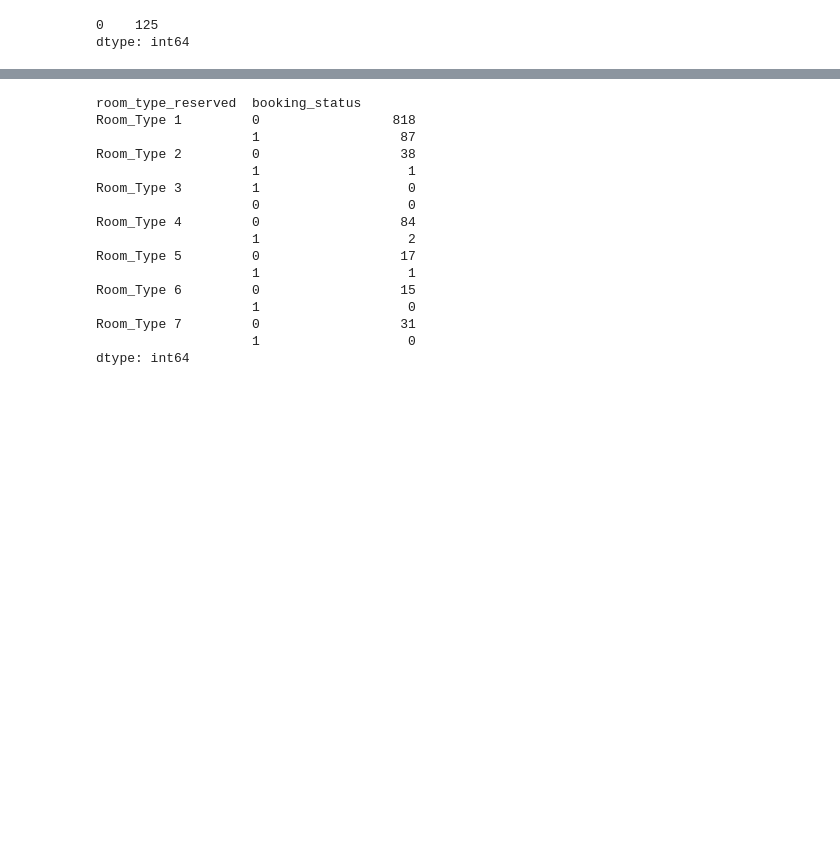
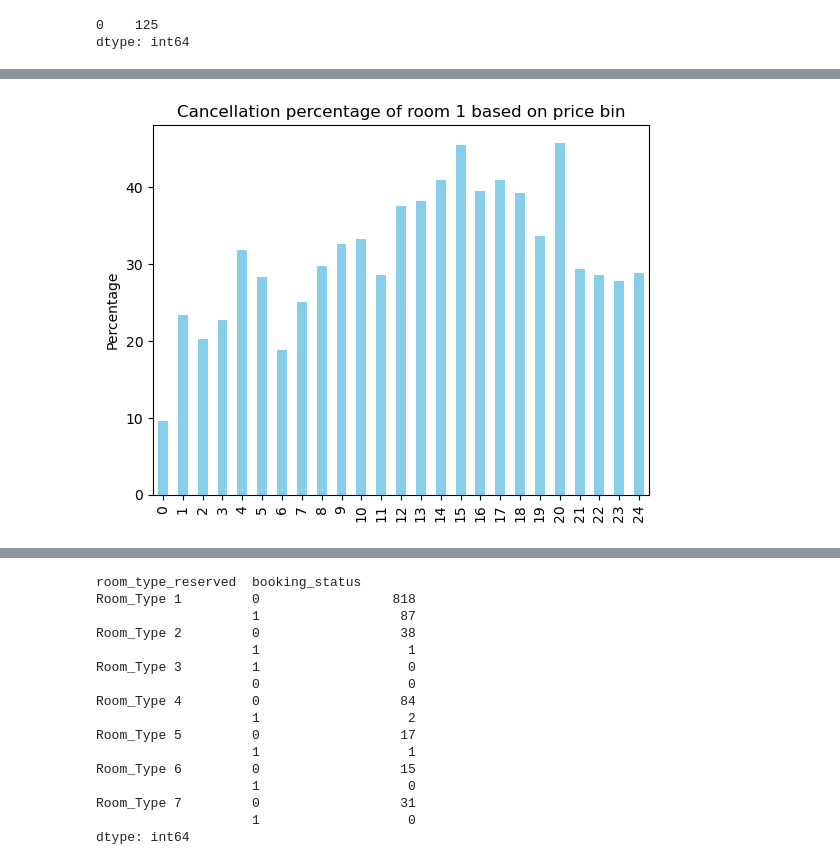
Before and after one commit to LinhNgaNguyen/STAT303-2-Project, a Jupyter notebook: Models - Autocorrelation.ipynb, the cells around one changed output, grey strips where cells are left out. Drawn from its saved outputs; the diff is of its cells as text; code cells hidden in the pictures; blank space fills up the shorter version.

```diff
--- a/Models - Autocorrelation.ipynb
+++ b/Models - Autocorrelation.ipynb
@@ -811,8 +811,11 @@ for i in range(0,len(df)):
 
 room1_4_df = df.iloc[room1_4, :]
 # %%
-room1_cancel_percent_df.plot(kind='bar', stacked=False, color= 'skyblue')
+ax = room1_cancel_percent_df.plot(kind='bar', stacked=False, color= 'skyblue')
 plt.ylabel("Percentage")
 plt.title('Cancellation percentage of room 1 based on price bin')
 sns.set_palette('pastel')
+ax.get_legend().remove()
 plt.show()
+# %% [output]
+[figure, added]
```
Also changed, not shown: parts of 5 cells of this notebook, 5 other files.
